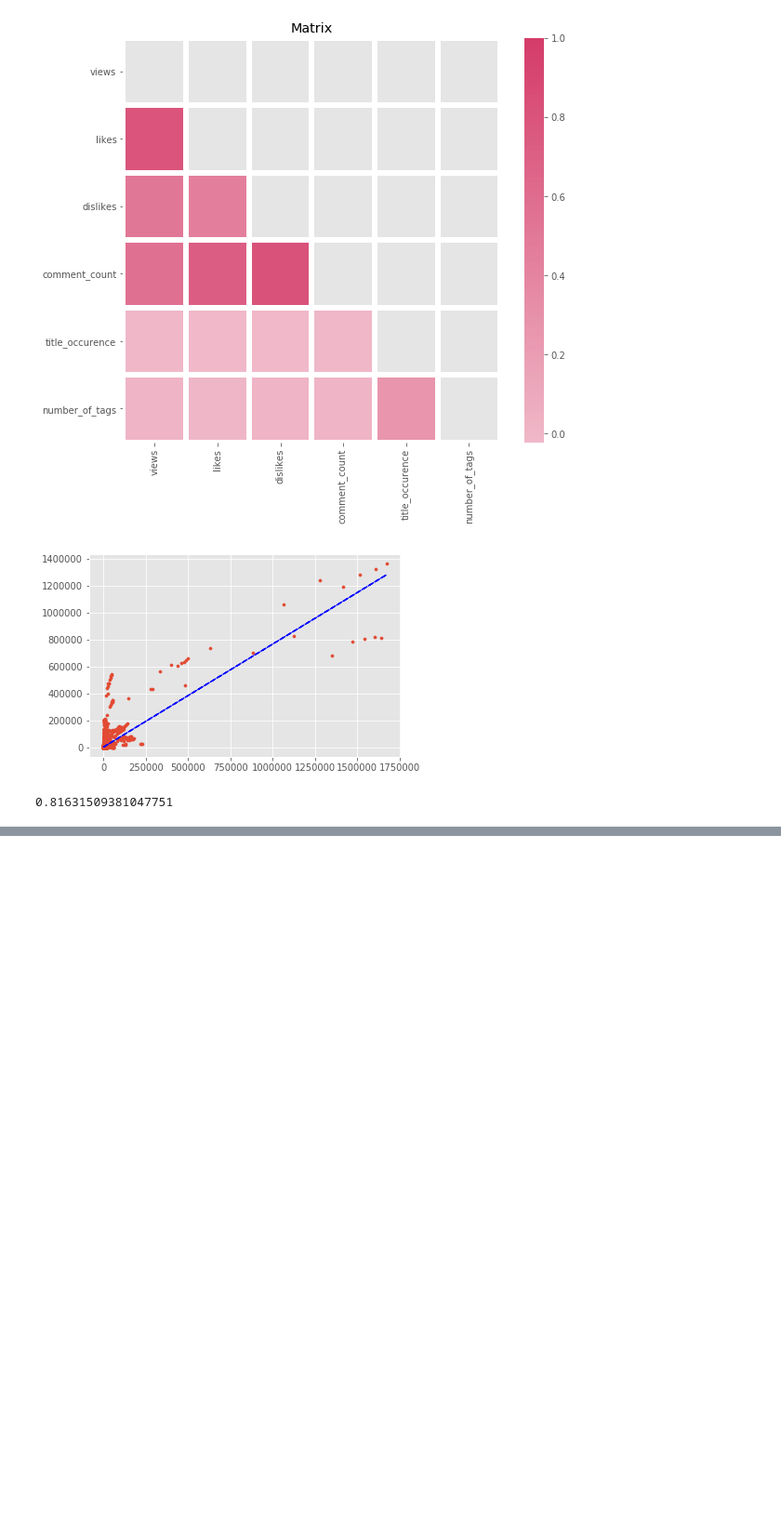
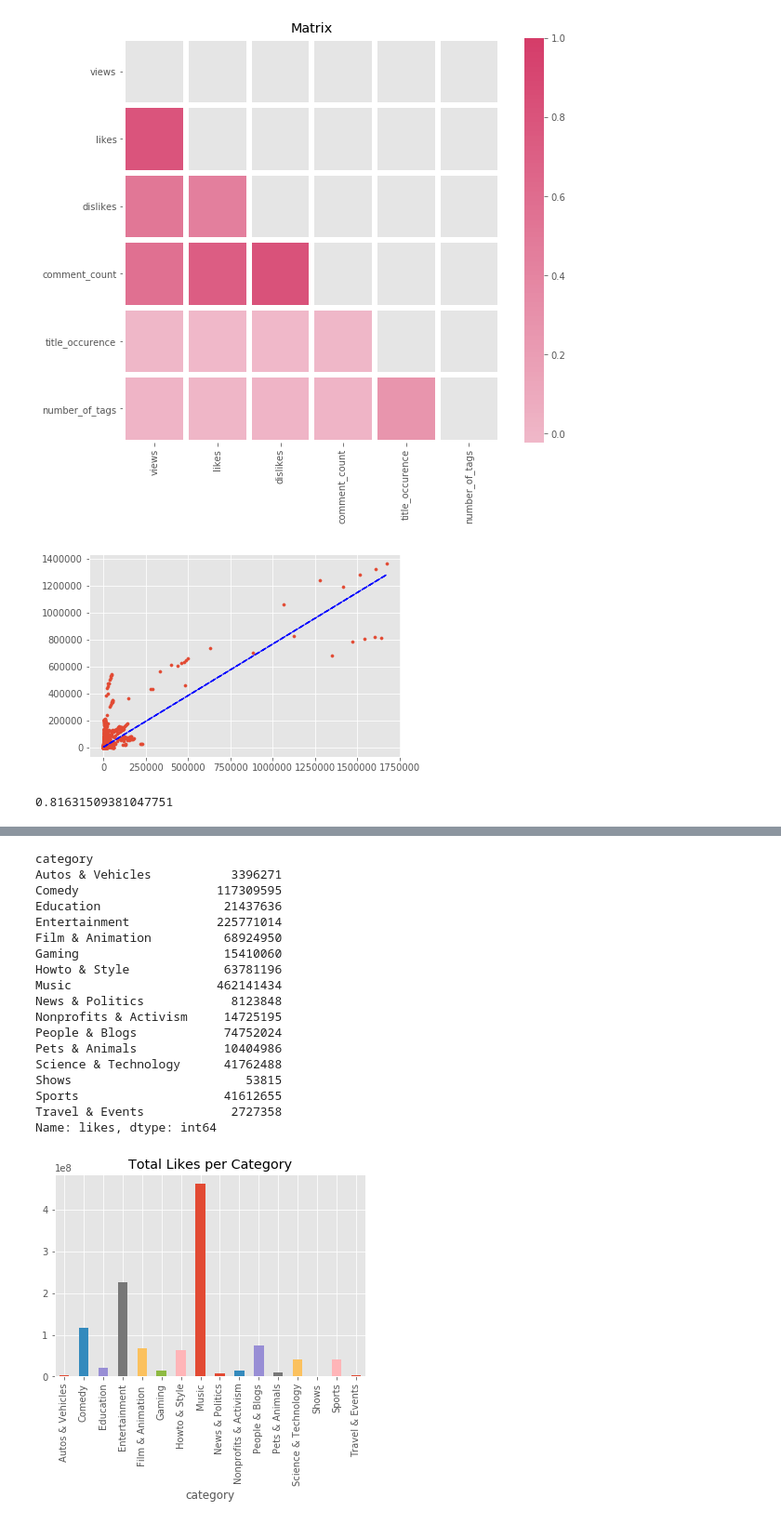
Before and after one commit to JoepStraatman/JoepTube, a Jupyter notebook: JoepTubeTestGoed.ipynb, the cells around one changed output, grey strips where cells are left out. Shown at 93% size. Drawn from its saved outputs; the diff is of its cells as text; code cells hidden in the pictures; blank space fills up the shorter version.

```diff
--- a/JoepTubeTestGoed.ipynb
+++ b/JoepTubeTestGoed.ipynb
@@ -217,0 +234,25 @@ df['dislikes'].corr(df['comment_count'])
+# %%
+df.groupby('category').likes.sum().plot(kind="bar")
+print(df.groupby('category').likes.sum())
+plt.title("Total Likes per Category")
+plt.show()
+# %% [output]
+category
+Autos & Vehicles           3396271
+Comedy                   117309595
+Education                 21437636
+Entertainment            225771014
+Film & Animation          68924950
+Gaming                    15410060
+Howto & Style             63781196
+Music                    462141434
+News & Politics            8123848
+Nonprofits & Activism     14725195
+People & Blogs            74752024
+Pets & Animals            10404986
+Science & Technology      41762488
+Shows                        53815
+Sports                    41612655
+Travel & Events            2727358
+Name: likes, dtype: int64
+[figure, added]
```
Also changed, not shown: parts of 4 cells of this notebook.
